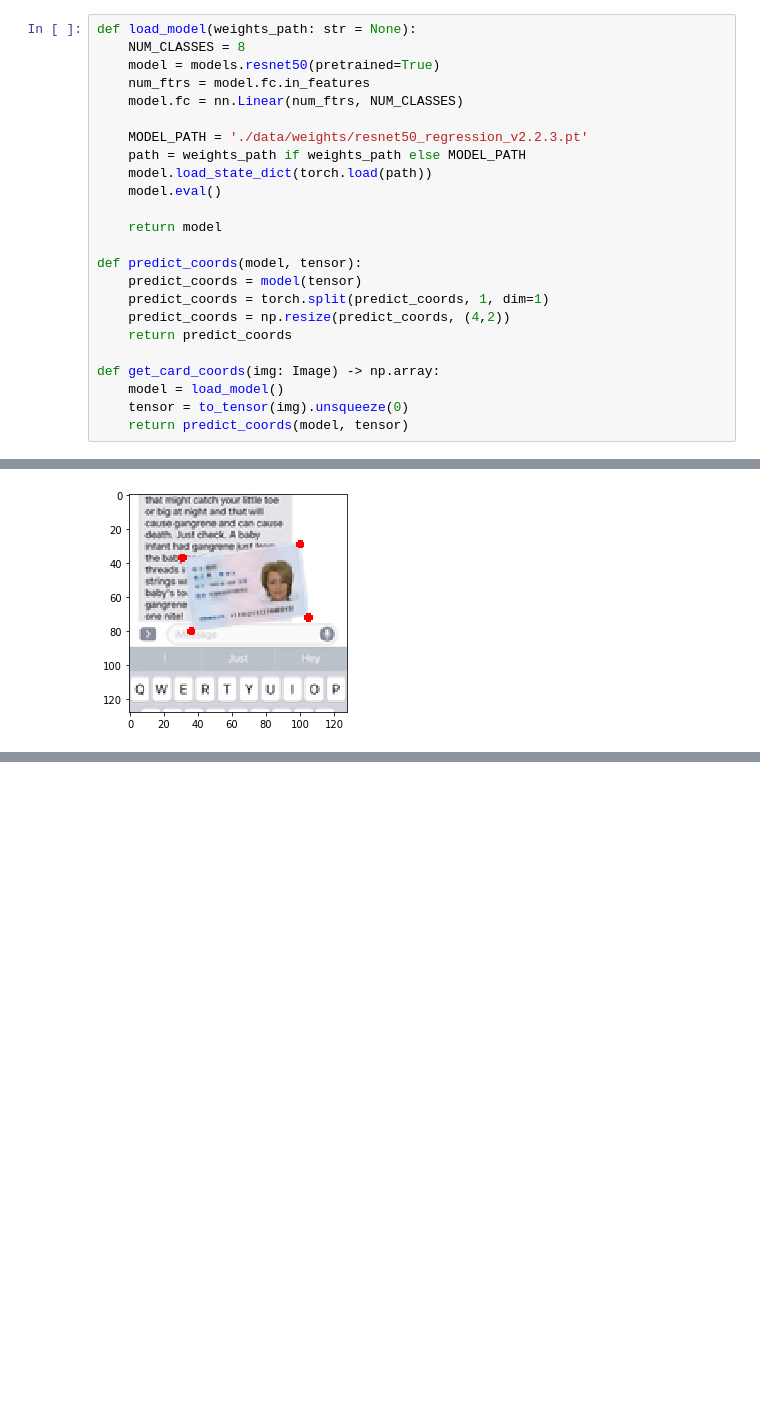
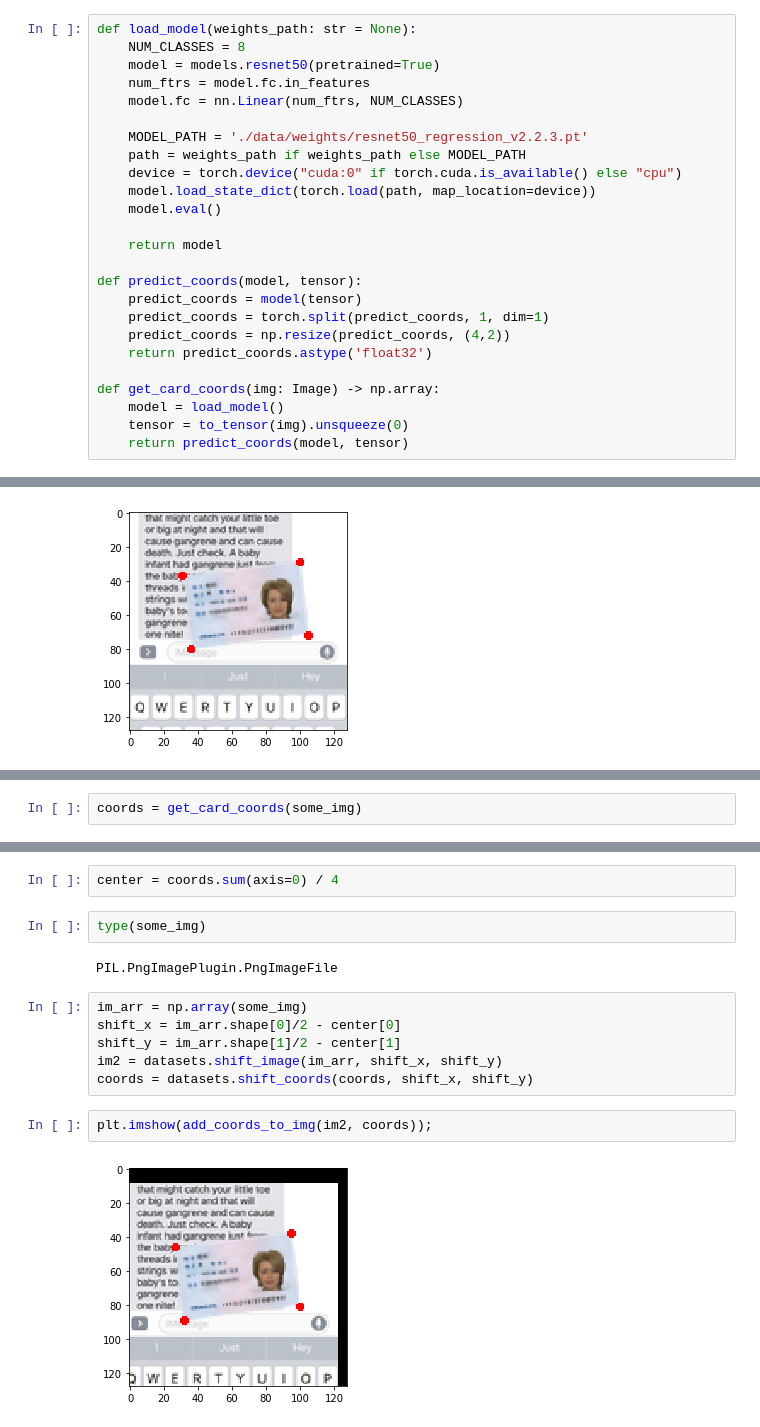
Before and after one commit to sdlm/chinese-ausweis-viewer, a Jupyter notebook: chinese_ausweis_viewer/predict_coords_for_single_img.ipynb, the cells around one changed output, grey strips where cells are left out. Cells and saved outputs as stored; diff of their text form; blank space fills up the shorter version.

Commit message:
Update pipeline for crop card from whole image

```diff
--- a/chinese_ausweis_viewer/predict_coords_for_single_img.ipynb
+++ b/chinese_ausweis_viewer/predict_coords_for_single_img.ipynb
@@ -65,7 +66,8 @@ def load_model(weights_path: str = None):
 
     MODEL_PATH = './data/weights/resnet50_regression_v2.2.3.pt'
     path = weights_path if weights_path else MODEL_PATH
-    model.load_state_dict(torch.load(path))
+    device = torch.device("cuda:0" if torch.cuda.is_available() else "cpu")
+    model.load_state_dict(torch.load(path, map_location=device))
     model.eval()
 
     return model
@@ -74,7 +76,7 @@ def predict_coords(model, tensor):
     predict_coords = model(tensor)
     predict_coords = torch.split(predict_coords, 1, dim=1)
     predict_coords = np.resize(predict_coords, (4,2))
-    return predict_coords
+    return predict_coords.astype('float32')
 
 def get_card_coords(img: Image) -> np.array:
     model = load_model()
@@ -87,0 +92,2 @@ plt.imshow(add_coords_to_img(np.array(some_img), get_card_coords(some_img)));
+# %%
+coords = get_card_coords(some_img)
@@ -87,0 +119,16 @@ plt.imshow(add_coords_to_img(np.array(some_img), get_card_coords(some_img)));
+# %%
+center = coords.sum(axis=0) / 4
+# %%
+type(some_img)
+# %% [output]
+PIL.PngImagePlugin.PngImageFile
+# %%
+im_arr = np.array(some_img)
+shift_x = im_arr.shape[0]/2 - center[0]
+shift_y = im_arr.shape[1]/2 - center[1]
+im2 = datasets.shift_image(im_arr, shift_x, shift_y)
+coords = datasets.shift_coords(coords, shift_x, shift_y)
+# %%
+plt.imshow(add_coords_to_img(im2, coords));
+# %% [output]
+[figure, added]
```
Also changed, not shown: parts of 22 cells of this notebook, 2 other files.
